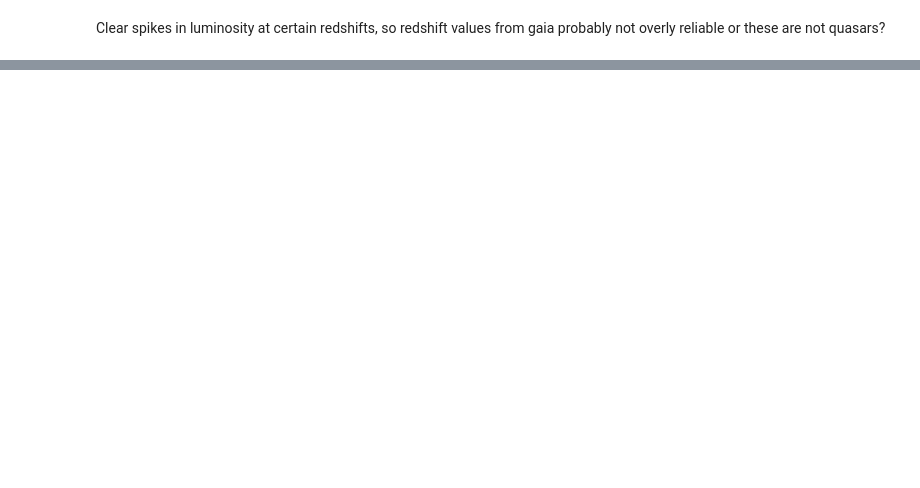
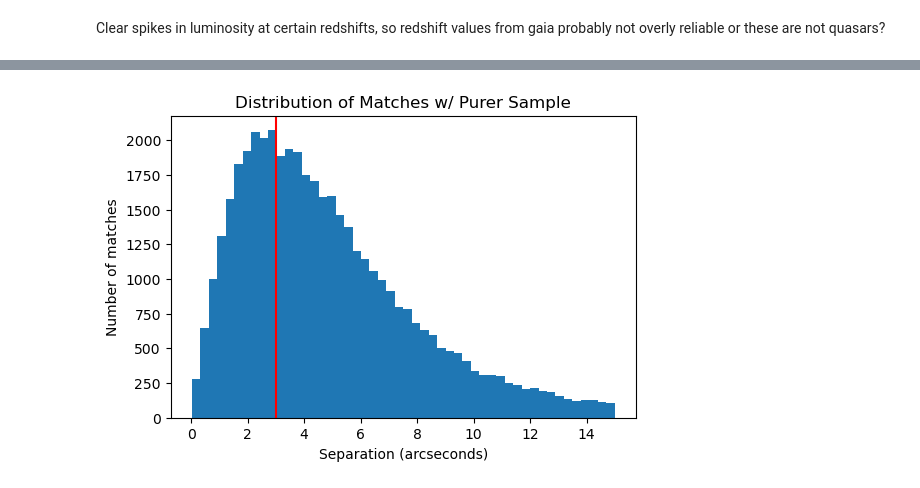
Before and after one commit to TobyWallage/Finding_Quasars_In_eRASS, a Jupyter notebook: Notebooks/eRASS_GAIA_quasars.ipynb, the cells around one changed output, grey strips where cells are left out. Saved outputs shown, nothing was run; the diff lists cells and outputs as text; code cells hidden in the pictures; blank space fills up the shorter version.

```diff
--- a/Notebooks/eRASS_GAIA_quasars.ipynb
+++ b/Notebooks/eRASS_GAIA_quasars.ipynb
@@ -201,0 +232,12 @@ Clear spikes in luminosity at certain redshifts, so redshift values from gaia pr
+# %%
+plt.figure(dpi=100)
+counts, bins, *_ = plt.hist(d2d.arcsec[d2d < u.Quantity(15, "arcsec")], bins=50)
+
+plt.axvline(max_separation.value, c='r')
+plt.ylabel("Number of matches")
+plt.xlabel("Separation (arcseconds)")
+plt.title("Distribution of Matches w/ Purer Sample")
+plt.savefig("../Products/purer_matching_distribution.png")
+plt.show()
+# %% [output]
+[figure, added]
```
Also changed, not shown: parts of 12 cells of this notebook, 6 other files.
